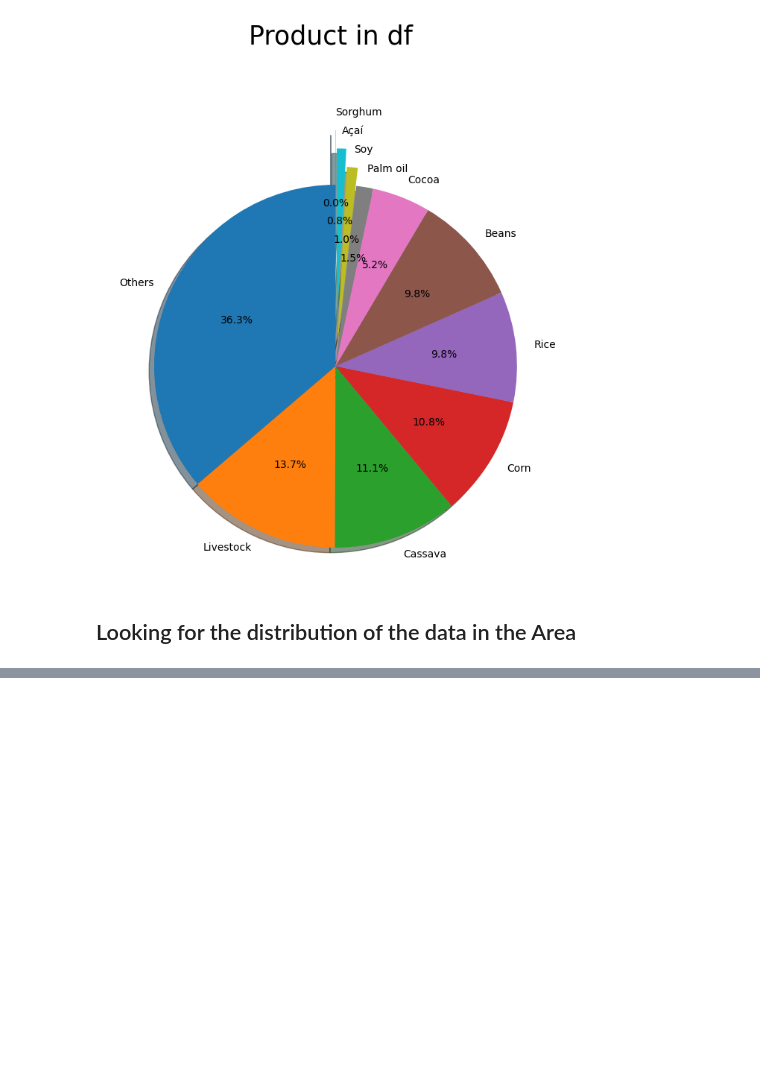
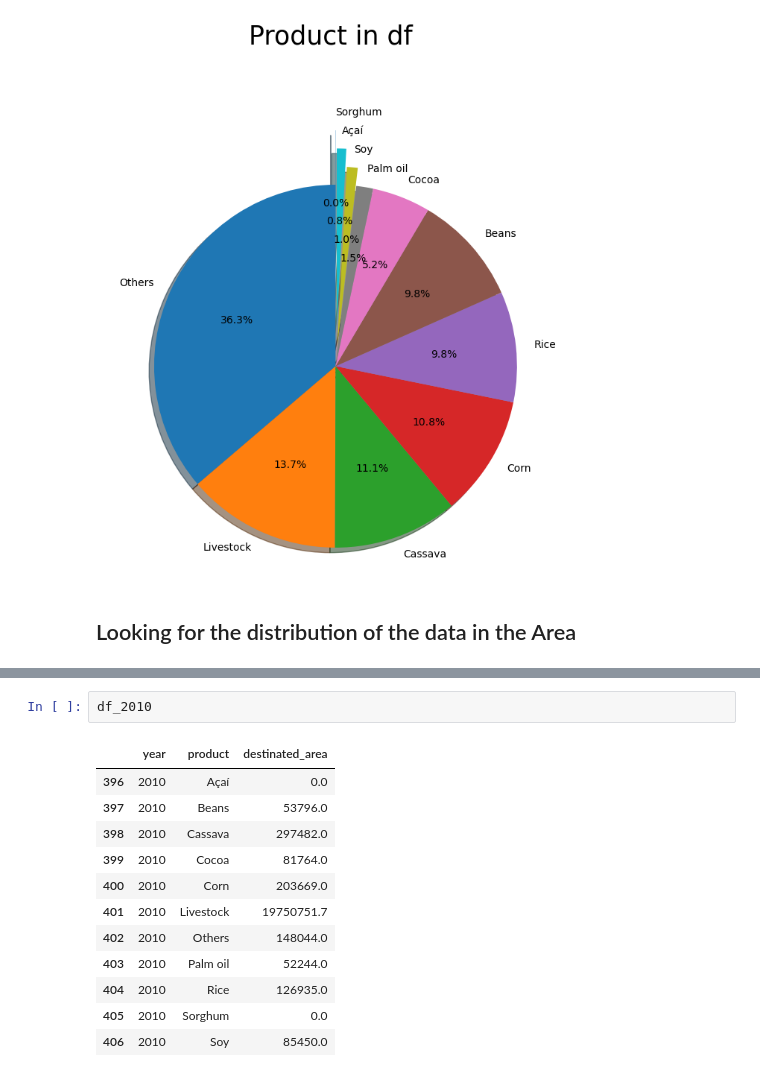
Before and after one commit to RicardoMourao-py/Bain, a Jupyter notebook: inicio.ipynb, the cells around one changed output, grey strips where cells are left out. Drawn from its saved outputs; the diff is of its cells as text; blank space fills up the shorter version.

```diff
--- a/inicio.ipynb
+++ b/inicio.ipynb
@@ -291,0 +370,15 @@ KeyboardInterrupt: ignored
+# %%
+df_2010
+# %% [output]
+|  | year | product | destinated_area |
+| 396 | 2010 | Açaí | 0.0 |
+| 397 | 2010 | Beans | 53796.0 |
+| 398 | 2010 | Cassava | 297482.0 |
+| 399 | 2010 | Cocoa | 81764.0 |
+| 400 | 2010 | Corn | 203669.0 |
+| 401 | 2010 | Livestock | 19750751.7 |
+| 402 | 2010 | Others | 148044.0 |
+| 403 | 2010 | Palm oil | 52244.0 |
+| 404 | 2010 | Rice | 126935.0 |
+| 405 | 2010 | Sorghum | 0.0 |
+| 406 | 2010 | Soy | 85450.0 |
```
Also changed, not shown: parts of 8 cells of this notebook.
